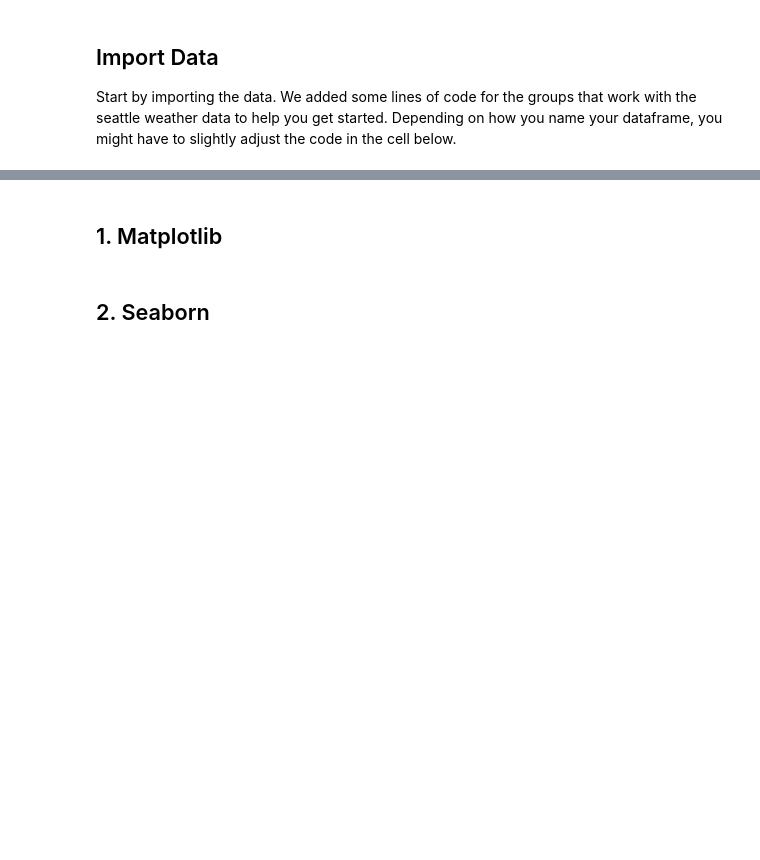
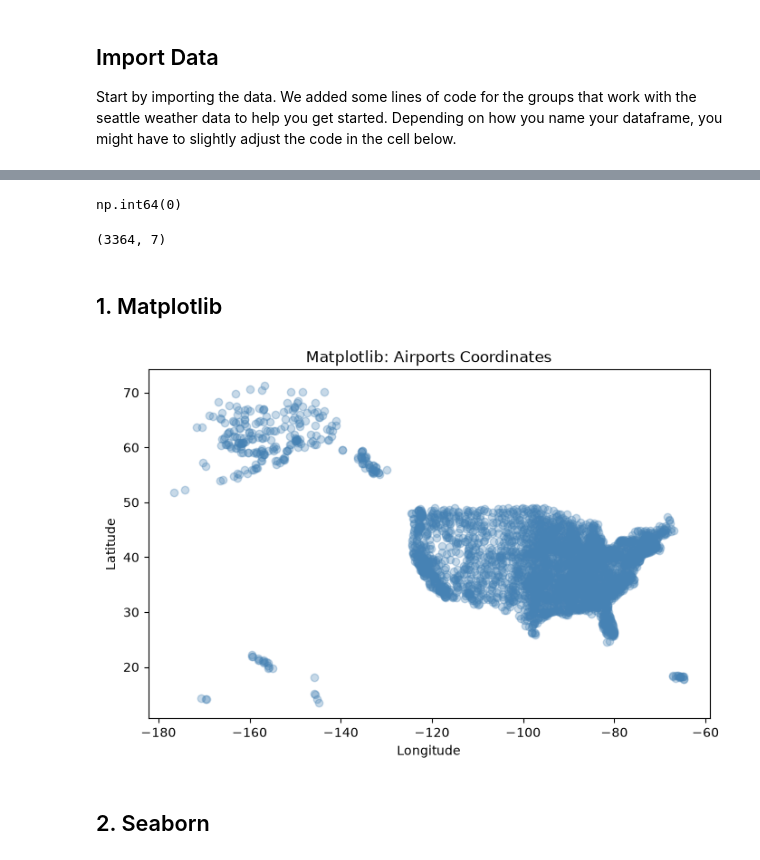
Before and after one commit to truptimdeshmukh26/data_visualization_group, a Jupyter notebook: 2-visualisation-template.ipynb, the cells around one changed output, grey strips where cells are left out. Cells and saved outputs as stored; diff of their text form; code cells hidden in the pictures; blank space fills up the shorter version.

Commit message:
Plot data visualization group assignment

```diff
--- a/2-visualisation-template.ipynb
+++ b/2-visualisation-template.ipynb
@@ -40,0 +41,6 @@ Start by importing the data. We added some lines of code for the groups that wor
+# %%
+# Import data
+
+df = pd.read_csv('./data_group_work/airports.csv')
+df.shape
+df.head()
@@ -41,3 +83,15 @@ Start by importing the data. We added some lines of code for the groups that wor
+# %%
+# removing the missing values from the dataset
+df = df.dropna()
+# %%
+# checking the duplicates
+df.duplicated().sum()
+# %% [output]
+np.int64(0)
+# %%
+df.shape
+# %% [output]
+(3364, 7)
 # %%
 # You might have to adjust the code in this cell if you named your dataframe differently
 # Convert date to datetime format
@@ -56,2 +108,12 @@ df_weather.head()
+# %%
+# Your code/plot here!
+fig, ax = plt.subplots(figsize=(8, 5))
+ax.scatter(df['longitude'], df['latitude'], alpha=0.3, color='steelblue')
+ax.set_title('Matplotlib: Airports Coordinates')
+ax.set_xlabel('Longitude')
+ax.set_ylabel('Latitude')
+plt.show()
+# %% [output]
+[figure, added]
 # %% [markdown]
 ## 2. Seaborn
```
Also changed, not shown: parts of 10 cells of this notebook, 1 other file.
